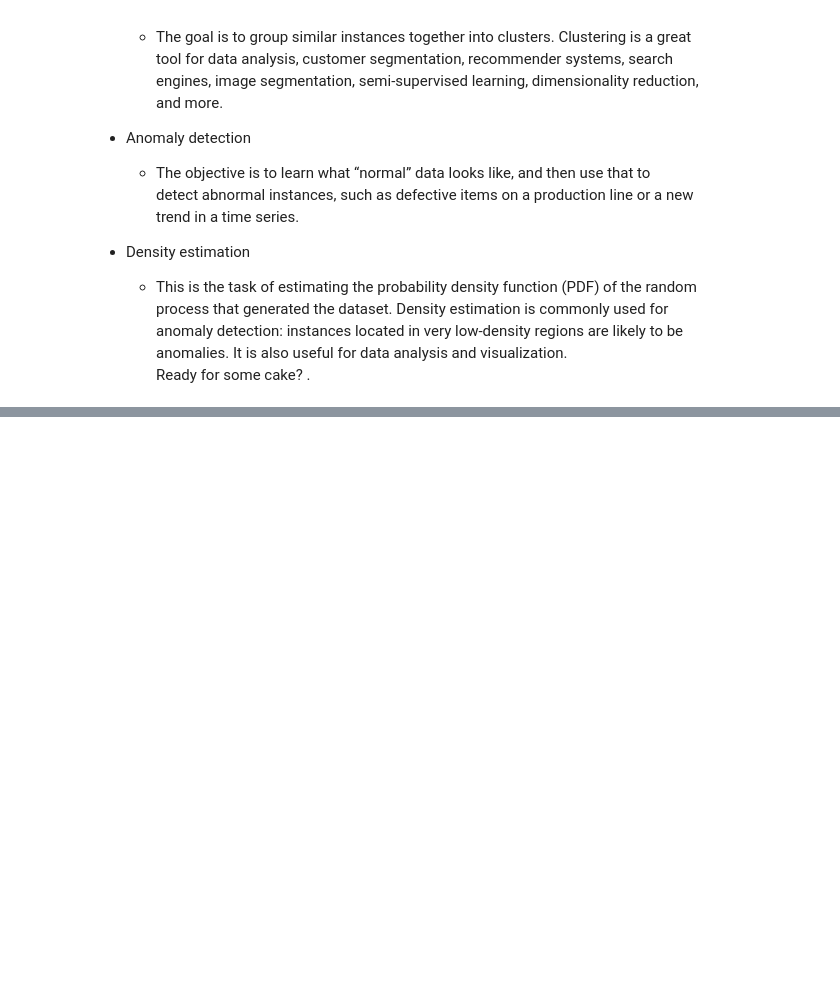
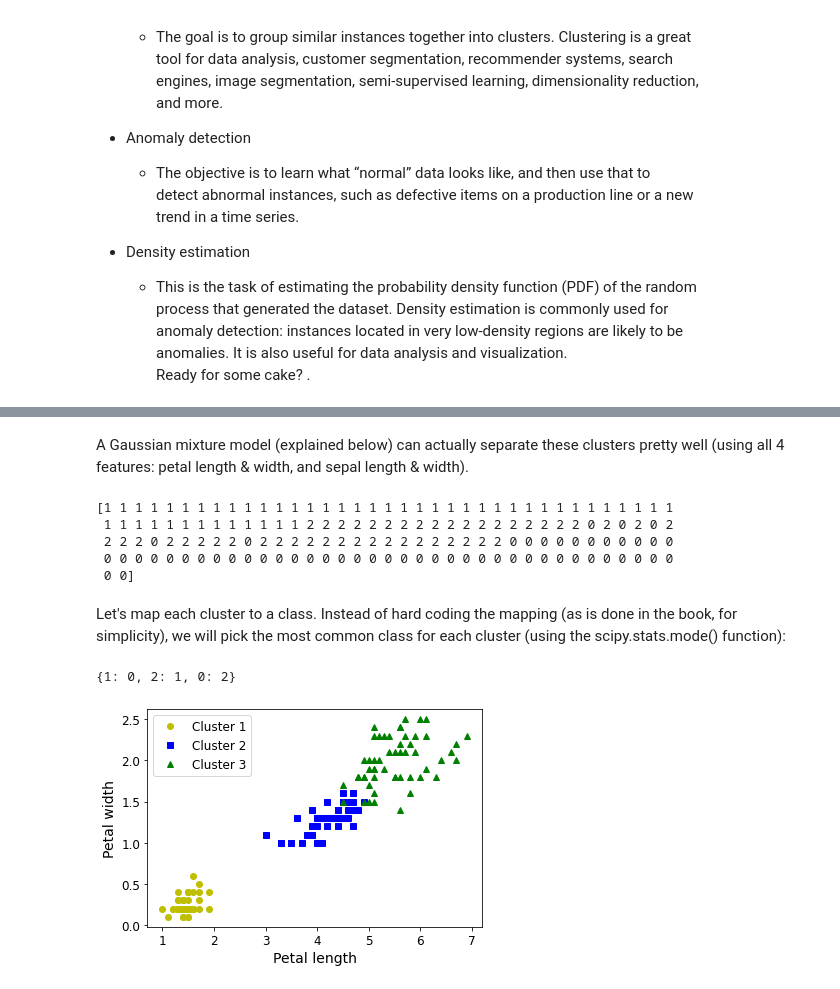
Before and after one commit to eleander/Machine_Learning, a Jupyter notebook: ml/9/Unsupervised_Learning.ipynb, the cells around one changed output, grey strips where cells are left out. Drawn from its saved outputs; the diff is of its cells as text; code cells hidden in the pictures; blank space fills up the shorter version.

```diff
--- a/ml/9/Unsupervised_Learning.ipynb
+++ b/ml/9/Unsupervised_Learning.ipynb
@@ -75,0 +138,45 @@ and algorithms:"
+# %% [markdown]
+A Gaussian mixture model (explained below) can actually separate these clusters pretty well (using all 4 features: petal length & width, and sepal length & width).
+# %%
+from sklearn.mixture import GaussianMixture
+
+y_pred = GaussianMixture(n_components=3, random_state=42).fit(X).predict(X)
+# %%
+print(y_pred)
+# %% [output]
+[1 1 1 1 1 1 1 1 1 1 1 1 1 1 1 1 1 1 1 1 1 1 1 1 1 1 1 1 1 1 1 1 1 1 1 1 1
+ 1 1 1 1 1 1 1 1 1 1 1 1 1 2 2 2 2 2 2 2 2 2 2 2 2 2 2 2 2 2 2 0 2 0 2 0 2
+ 2 2 2 0 2 2 2 2 2 0 2 2 2 2 2 2 2 2 2 2 2 2 2 2 2 2 0 0 0 0 0 0 0 0 0 0 0
+ 0 0 0 0 0 0 0 0 0 0 0 0 0 0 0 0 0 0 0 0 0 0 0 0 0 0 0 0 0 0 0 0 0 0 0 0 0
+ 0 0]
+# %% [markdown]
+Let's map each cluster to a class. Instead of hard coding the mapping (as is done in the book, for simplicity), we will pick the most common class for each cluster (using the scipy.stats.mode() function):
+# %%
+from scipy import stats
+
+mapping = {}
+for class_id in np.unique(y):
+    mode, _ = stats.mode(y_pred[y==class_id])
+    mapping[mode[0]] = class_id
+
+mapping
+# %% [output]
+{1: 0, 2: 1, 0: 2}
+# %%
+y_pred = np.array([mapping[cluster_id] for cluster_id in y_pred])
+# %%
+# Feature Names: ['sepal length (cm)', 'sepal width (cm)', 'petal length (cm)', 'petal width (cm)']
+# y_pred == clusterX, determines whcih item it is
+# y_pred==clusterX, 2 returns a list of true or false + the value "2"
+# x[y_pred==ClusterX, 2] returns a list of all the petal lengths for ClusterX
+# X Vals: petal length (2)
+# Y Vals: petal width (3)
+plt.plot(X[y_pred==0, 2], X[y_pred==0, 3], "yo", label="Cluster 1")
+plt.plot(X[y_pred==1, 2], X[y_pred==1, 3], "bs", label="Cluster 2")
+plt.plot(X[y_pred==2, 2], X[y_pred==2, 3], "g^", label="Cluster 3")
+plt.xlabel("Petal length", fontsize=14)
+plt.ylabel("Petal width", fontsize=14)
+plt.legend(loc="upper left", fontsize=12)
+plt.show()
+# %% [output]
+[figure, added]
```
Also changed, not shown: parts of 75 cells of this notebook, 12 other files.
